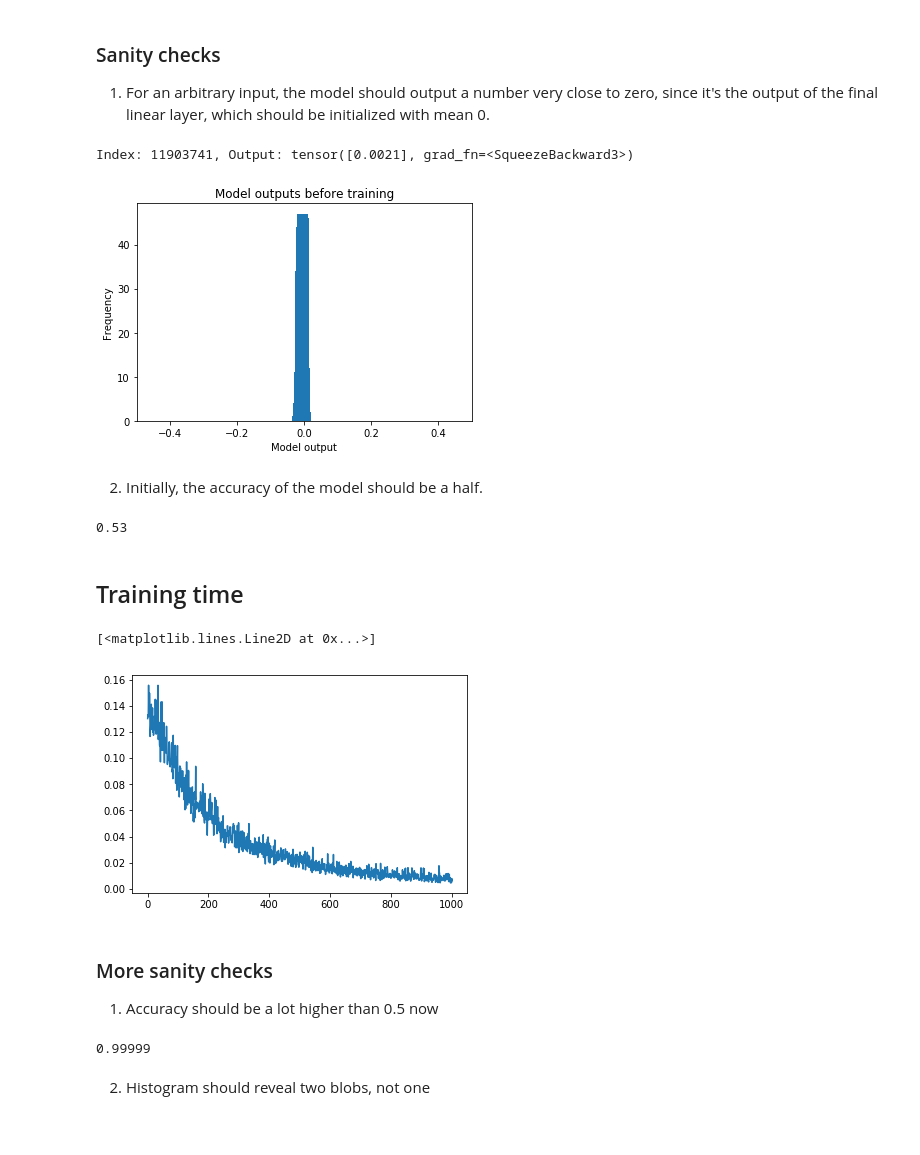
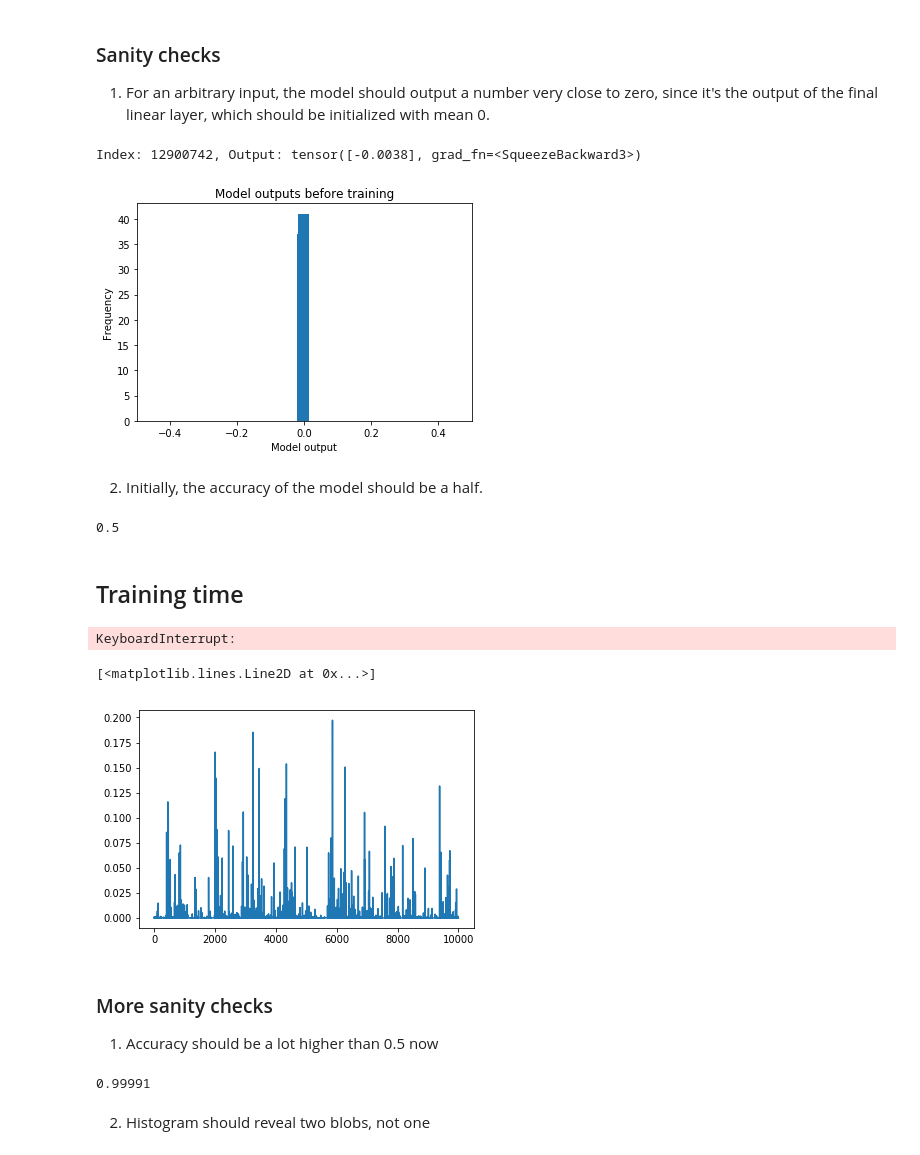
Before and after one commit to ramasesh/pytorch-advspheres, a Jupyter notebook: AdversarialSpheres.ipynb, the cells around one changed output. Saved outputs shown, nothing was run; the diff lists cells and outputs as text; code cells hidden in the pictures.

```diff
--- a/AdversarialSpheres.ipynb
+++ b/AdversarialSpheres.ipynb
@@ -14,7 +16,7 @@ import matplotlib.pyplot as plt
 # %%
 sphereset = dataset.sphere_dataset()
 # %%
-net1 = model.SmallReLU(sphere_dim=500,
+net1 = model.LargeReLU(sphere_dim=500,
                  n_hidden=1000)
 # %% [markdown]
 ### Sanity checks
@@ -26,7 +28,7 @@ net1 = model.SmallReLU(sphere_dim=500,
 idx = np.random.randint(0, len(sphereset))
 print('Index: {}, Output: {}'.format(idx, net1(sphereset[idx][0])))
 # %% [output]
-Index: 11903741, Output: tensor([0.0021], grad_fn=<SqueezeBackward3>)
+Index: 12900742, Output: tensor([-0.0038], grad_fn=<SqueezeBackward3>)
 # %%
 histogram_results = utils.histogram_outputs(net1, 500)
 plt.bar(histogram_results[1], histogram_results[0], width = 1./30)
@@ -35,13 +37,13 @@ plt.ylabel('Frequency')
 plt.xlim(-0.5,0.5)
 plt.title('Model outputs before training');
 # %% [output]
-[figure, old version]
+[figure, new version]
 # %% [markdown]
 2. Initially, the accuracy of the model should be a half.
 # %%
 utils.eval_accuracy(net1, n_pts=100)
 # %% [output]
-0.53
+0.5
 # %% [markdown]
 ## Training time
 # %%
@@ -56,7 +58,11 @@ optimizer = torch.optim.Adam(net1.parameters(), lr = 0.0001)
 
 net1.train()
 
-losses = []
+losses = np.zeros(1000000)
+
+start_time = time.time()
+
+checkpoint_steps = [10, 500, 1000, 2000, 3000, 4000, 5000, 10000, 100000]
 
 for i, (points, labels) in enumerate(dataloader):
 
@@ -69,7 +75,18 @@ for i, (points, labels) in enumerate(dataloader):
 
     optimizer.step()
 
-    losses.append(loss.item())
+    losses[i] = loss.item()
 
-    if i > 1000:
+    if i in checkpoint_steps:
+        torch.save({'iteration': i,
+                    'model_state_dict': net1.state_dict(),
+                    'loss': loss.item()}, 'trained_models/largeReLU_{}_{}.pth'.format(1, i))
+
+
+    if i > 1000000:
         break
+    # should not be necessary, because the dataset only has 50 million images
+
+print('Elapsed time: {}'.format(time.time() - start_time))
+# %% [output]
+KeyboardInterrupt:
@@ -76,8 +97,8 @@ for i, (points, labels) in enumerate(dataloader):
 # %%
-plt.plot(losses)
+plt.plot(losses[190000:200000])
 # %% [output]
 [<matplotlib.lines.Line2D at 0x...>]
-[figure, old version]
+[figure, new version]
 # %% [markdown]
 ### More sanity checks
 
@@ -85,4 +106,4 @@ plt.plot(losses)
 # %%
 utils.eval_accuracy(net1, 100000)
 # %% [output]
-0.99999
+0.99991
```
Also changed, not shown: parts of 10 cells of this notebook, 1 other file.
